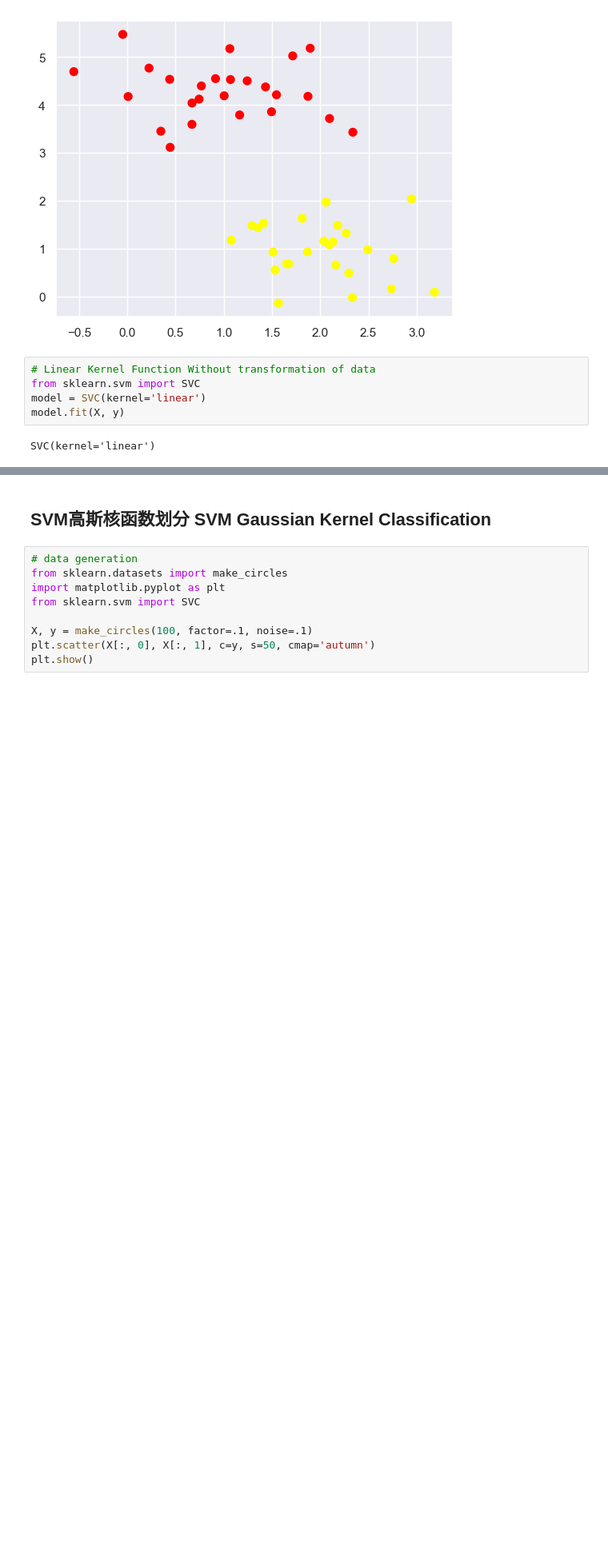
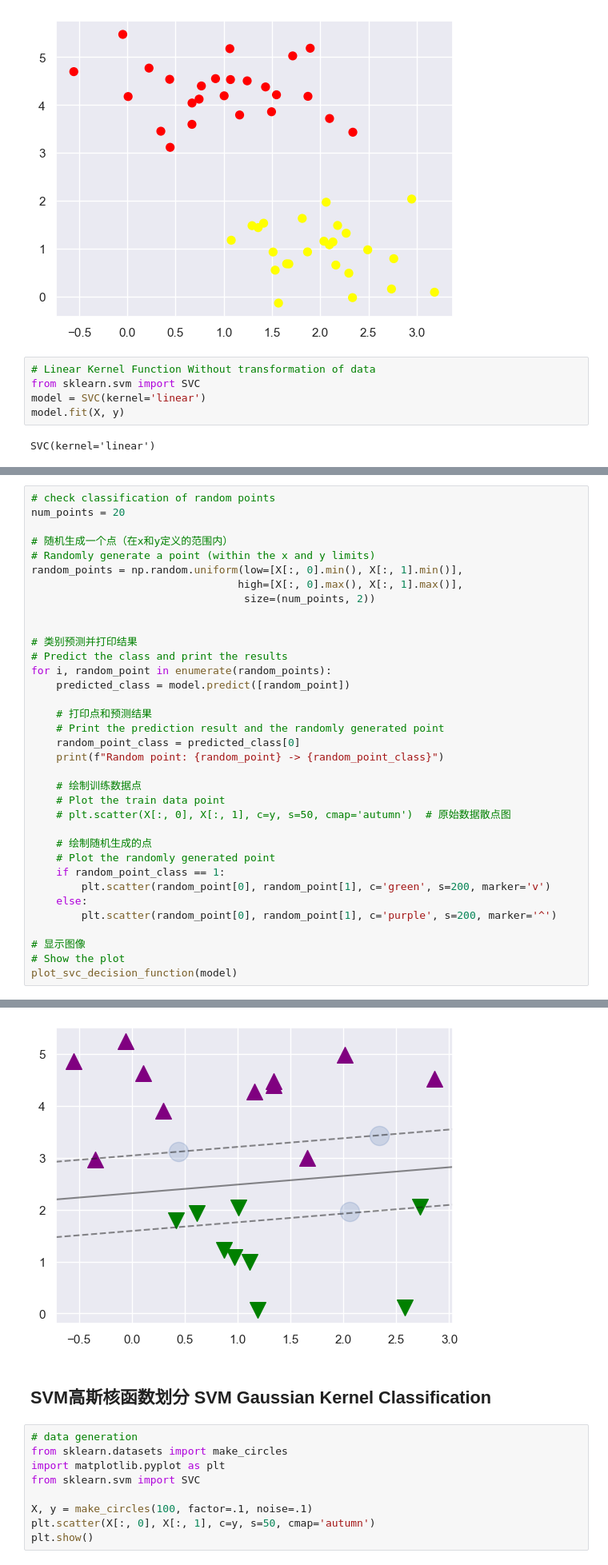
Before and after one commit to luguanxing/MachineLearning-Study, a Jupyter notebook: 分类classification/支持向量机SupportVectorMachine.ipynb, the cells around one changed output, grey strips where cells are left out. Shown: that part at 80% size. Cells and saved outputs as stored; diff of their text form; blank space fills up the shorter version.

```diff
--- a/分类classification/支持向量机SupportVectorMachine.ipynb
+++ b/分类classification/支持向量机SupportVectorMachine.ipynb
@@ -91,0 +92,36 @@ plt.show()
+# %%
+# check classification of random points
+num_points = 20
+
+# 随机生成一个点（在x和y定义的范围内）
+# Randomly generate a point (within the x and y limits)
+random_points = np.random.uniform(low=[X[:, 0].min(), X[:, 1].min()],
+                                 high=[X[:, 0].max(), X[:, 1].max()],
+                                  size=(num_points, 2))
+
+
+# 类别预测并打印结果
+# Predict the class and print the results
+for i, random_point in enumerate(random_points):
+    predicted_class = model.predict([random_point])
+
+    # 打印点和预测结果
+    # Print the prediction result and the randomly generated point
+    random_point_class = predicted_class[0]
+    print(f"Random point: {random_point} -> {random_point_class}")
+
+    # 绘制训练数据点
+    # Plot the train data point
+    # plt.scatter(X[:, 0], X[:, 1], c=y, s=50, cmap='autumn')  # 原始数据散点图
+
+    # 绘制随机生成的点
+    # Plot the randomly generated point
+    if random_point_class == 1:
+        plt.scatter(random_point[0], random_point[1], c='green', s=200, marker='v')
+    else:
+        plt.scatter(random_point[0], random_point[1], c='purple', s=200, marker='^')
+
+# 显示图像
+# Show the plot
+plot_svc_decision_function(model)
+# %% [output]
@@ -92,3 +148,4 @@ plt.show()
+[figure, added]
 # %% [markdown]
 ## SVM高斯核函数划分 SVM Gaussian Kernel Classification
 # %%
```
Also changed, not shown: parts of 7 cells of this notebook.
